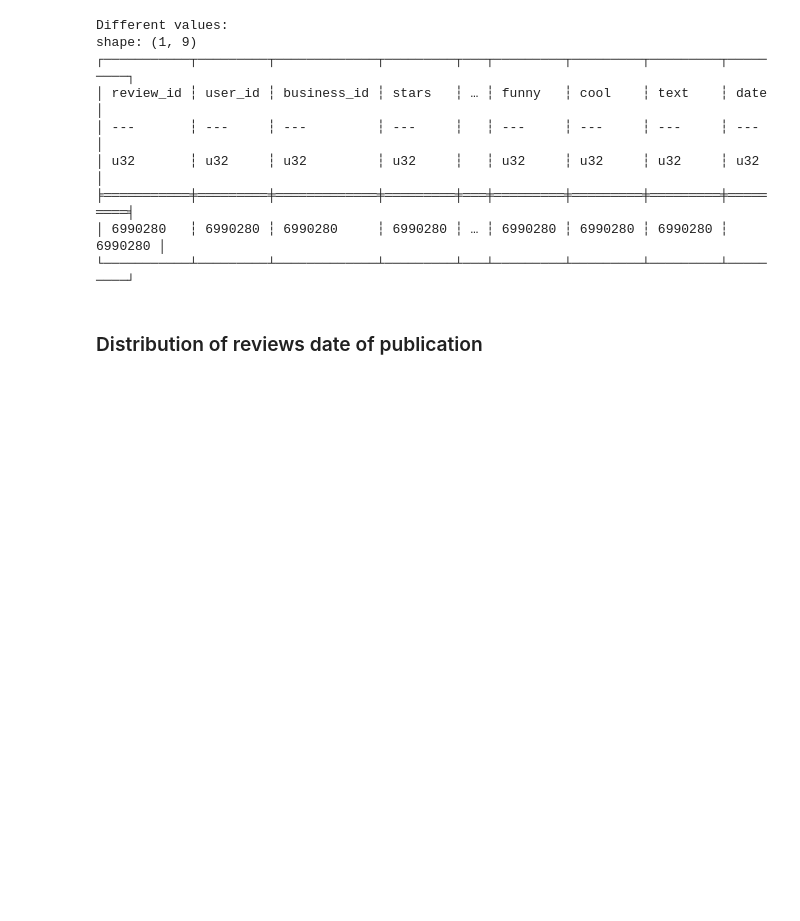
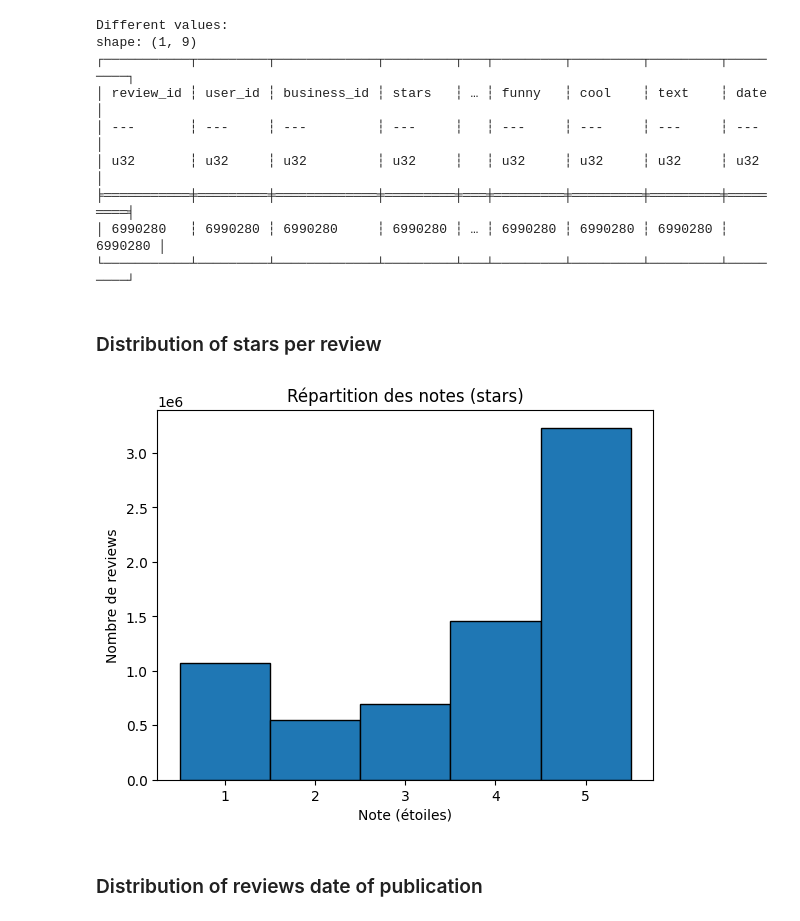
Before and after one commit to AlbinMorisseau/large-project, a Jupyter notebook: notebooks/test_yelp.ipynb, the cells around one changed output. Drawn from its saved outputs; the diff is of its cells as text; code cells hidden in the pictures; blank space fills up the shorter version.

```diff
--- a/notebooks/test_yelp.ipynb
+++ b/notebooks/test_yelp.ipynb
@@ -78,6 +82,17 @@ shape: (1, 9)
 ╞═══════════╪═════════╪═════════════╪═════════╪═══╪═════════╪═════════╪═════════╪═════════╡
 │ 6990280   ┆ 6990280 ┆ 6990280     ┆ 6990280 ┆ … ┆ 6990280 ┆ 6990280 ┆ 6990280 ┆ 6990280 │
 └───────────┴─────────┴─────────────┴─────────┴───┴─────────┴─────────┴─────────┴─────────┘
+# %% [markdown]
+### Distribution of stars per review
+# %%
+plt.hist(df["stars"], bins=range(1, 7), edgecolor="black", align="left")
+plt.title("Répartition des notes (stars)")
+plt.xlabel("Note (étoiles)")
+plt.ylabel("Nombre de reviews")
+plt.xticks(range(1, 6))
+plt.show()
+# %% [output]
+[figure, added]
 # %% [markdown]
 ### Distribution of reviews date of publication
 # %%
```
Also changed, not shown: parts of 6 cells of this notebook, 1 other file.
